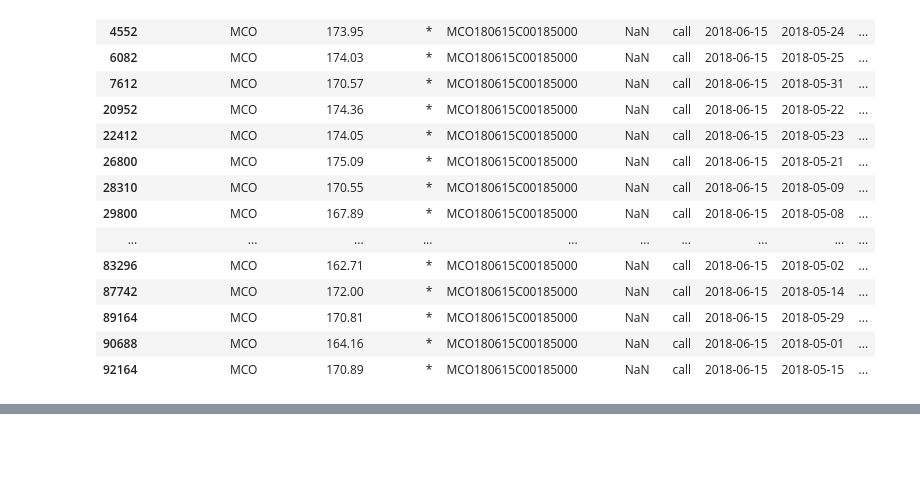
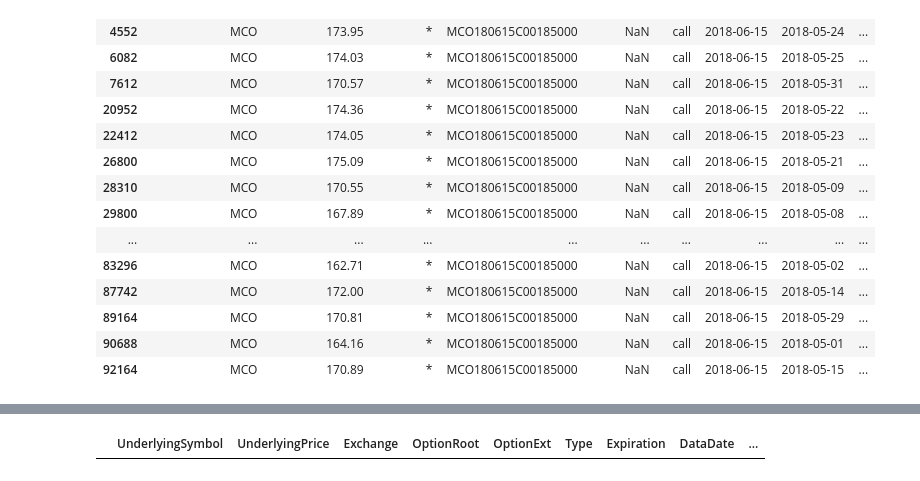
Before and after one commit to CalvinCottin/Option-Backtesting, a Jupyter notebook: Untitled-checkpoint.ipynb, the cells around one changed output, grey strips where cells are left out. Cells and saved outputs as stored; diff of their text form; code cells hidden in the pictures; blank space fills up the shorter version.

```diff
--- a/Untitled-checkpoint.ipynb
+++ b/Untitled-checkpoint.ipynb
@@ -598,0 +608,4 @@ print(investor2.capital)
+# %%
+optionsdrop[optionsdrop["UnderlyingSymbol"] == "TFC"]
+# %% [output]
+|  | UnderlyingSymbol | UnderlyingPrice | Exchange | OptionRoot | OptionExt | Type | Expiration | DataDate | ... |
```
Also changed, not shown: parts of 7 cells of this notebook.
